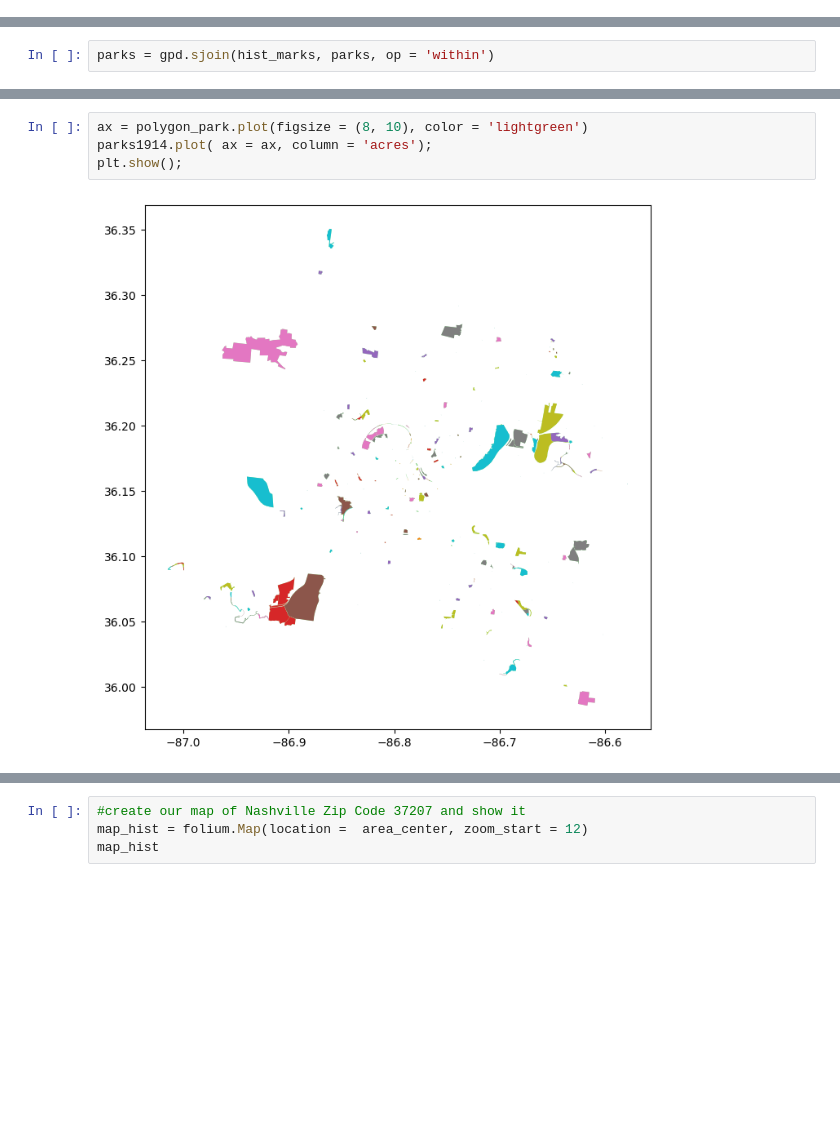
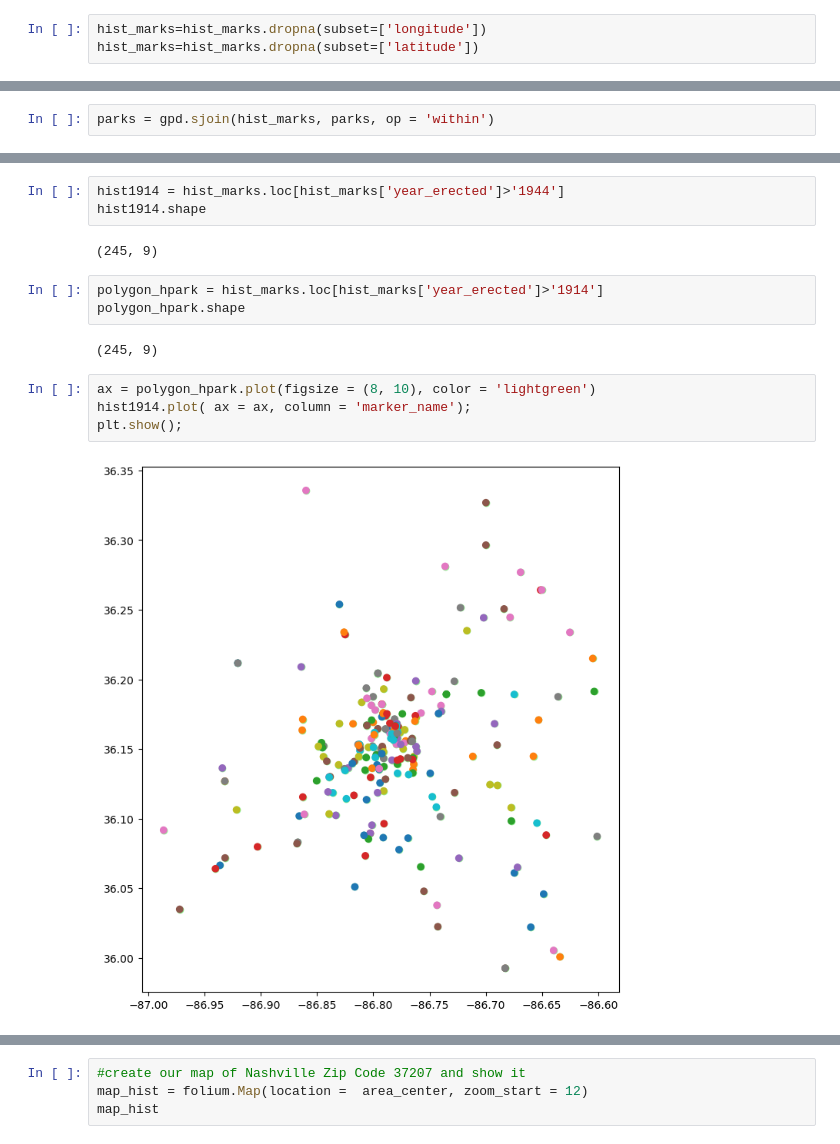
Before and after one commit to NSS-Data-Analytics-Cohort-8/geospatial-python-workshop-bob10182, a Jupyter notebook: notebooks/map_project.ipynb, the cells around one changed output, grey strips where cells are left out. Drawn from its saved outputs; the diff is of its cells as text; blank space fills up the shorter version.

```diff
--- a/notebooks/map_project.ipynb
+++ b/notebooks/map_project.ipynb
@@ -18,6 +18,9 @@ EPSG:4326
 | 2 | 94 | Union Street and Capitol Boulevard | 36.163758 | Votes for Women | On August 18, 1920, Tennessee bec... | -86.78287 | 1995 | NaN | ... |
 | 3 | 215 | Lock 2 Road | 36.244216 | Lock 2 Park | In 1888, the U.S. Army Corps of E... | -86.70192 | 2020 | NaN | ... |
 | 4 | 127 | Smith Springs Road and Old Murfre... | 36.096776 | Una Community | The Una community developed aroun... | -86.654516 | 2008 | NaN | ... |
+# %%
+hist_marks=hist_marks.dropna(subset=['longitude'])
+hist_marks=hist_marks.dropna(subset=['latitude'])
 # %%
 hist_marks.plot();
 # %% [output]
@@ -76,7 +73,17 @@ polygon_park.shape
+# %%
+hist1914 = hist_marks.loc[hist_marks['year_erected']>'1944']
+hist1914.shape
+# %% [output]
+(245, 9)
+# %%
+polygon_hpark = hist_marks.loc[hist_marks['year_erected']>'1914']
+polygon_hpark.shape
+# %% [output]
+(245, 9)
 # %%
-ax = polygon_park.plot(figsize = (8, 10), color = 'lightgreen')
-parks1914.plot( ax = ax, column = 'acres');
+ax = polygon_hpark.plot(figsize = (8, 10), color = 'lightgreen')
+hist1914.plot( ax = ax, column = 'marker_name');
 plt.show();
 # %% [output]
-[figure, old version]
+[figure, new version]
 # %%
```
Also changed, not shown: parts of 10 cells of this notebook.
